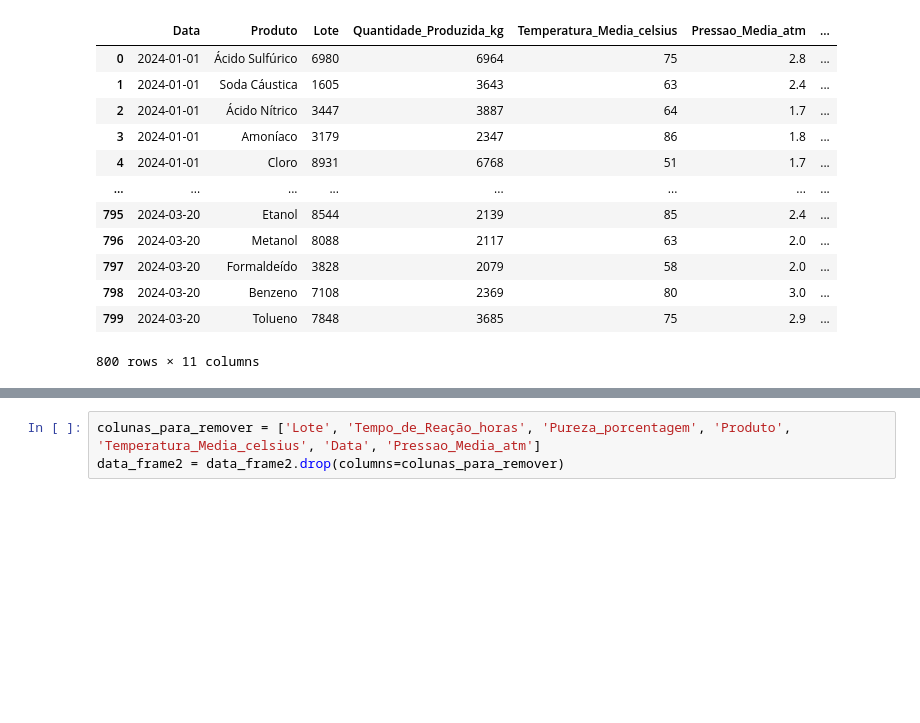
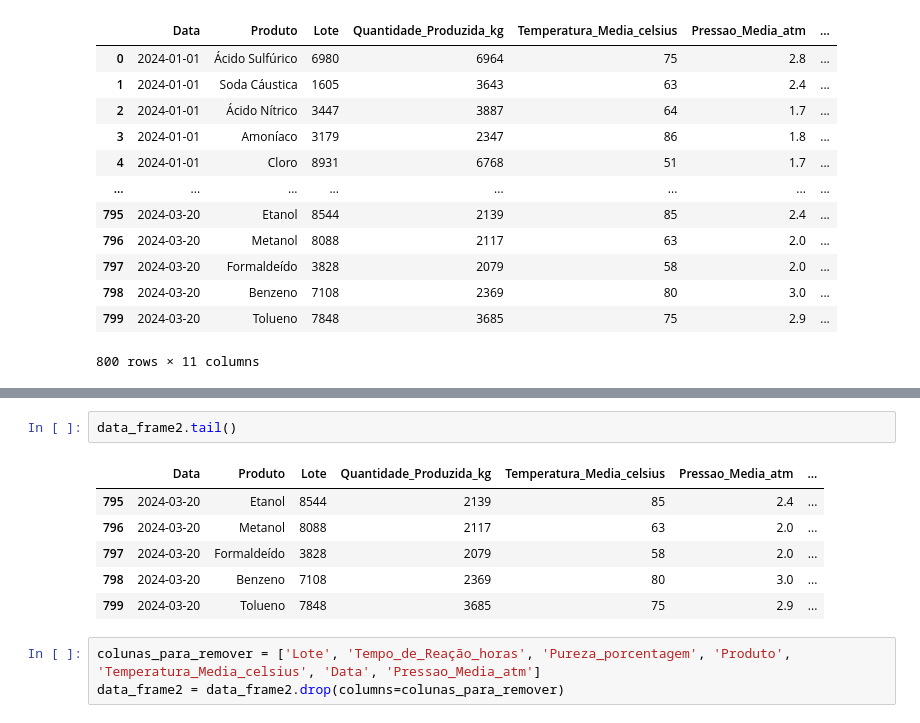
Before and after one commit to marcelodevcore/Projeto_modelo, a Jupyter notebook: Exp_analysis.ipynb, the cells around one changed output, grey strips where cells are left out. Cells and saved outputs as stored; diff of their text form; blank space fills up the shorter version.

```diff
--- a/Exp_analysis.ipynb
+++ b/Exp_analysis.ipynb
@@ -25,3 +34,12 @@ data_frame2
+# %%
+data_frame2.tail()
+# %% [output]
+|  | Data | Produto | Lote | Quantidade_Produzida_kg | Temperatura_Media_celsius | Pressao_Media_atm | ... |
+| 795 | 2024-03-20 | Etanol | 8544 | 2139 | 85 | 2.4 | ... |
+| 796 | 2024-03-20 | Metanol | 8088 | 2117 | 63 | 2.0 | ... |
+| 797 | 2024-03-20 | Formaldeído | 3828 | 2079 | 58 | 2.0 | ... |
+| 798 | 2024-03-20 | Benzeno | 7108 | 2369 | 80 | 3.0 | ... |
+| 799 | 2024-03-20 | Tolueno | 7848 | 3685 | 75 | 2.9 | ... |
 # %%
 colunas_para_remover = ['Lote', 'Tempo_de_Reação_horas', 'Pureza_porcentagem', 'Produto', 'Temperatura_Media_celsius', 'Data', 'Pressao_Media_atm']
 data_frame2 = data_frame2.drop(columns=colunas_para_remover)
```
Also changed, not shown: parts of 3 cells of this notebook.
